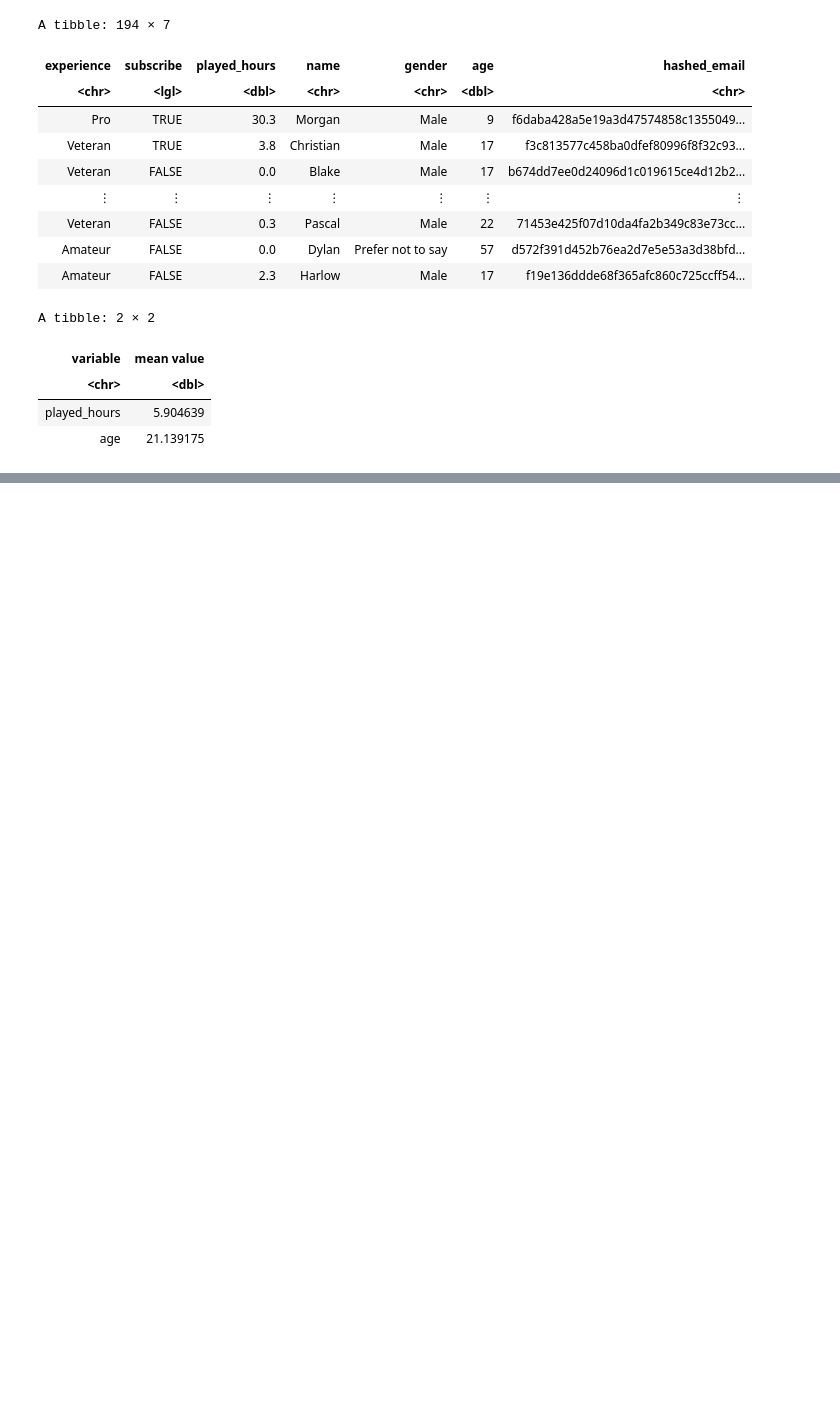
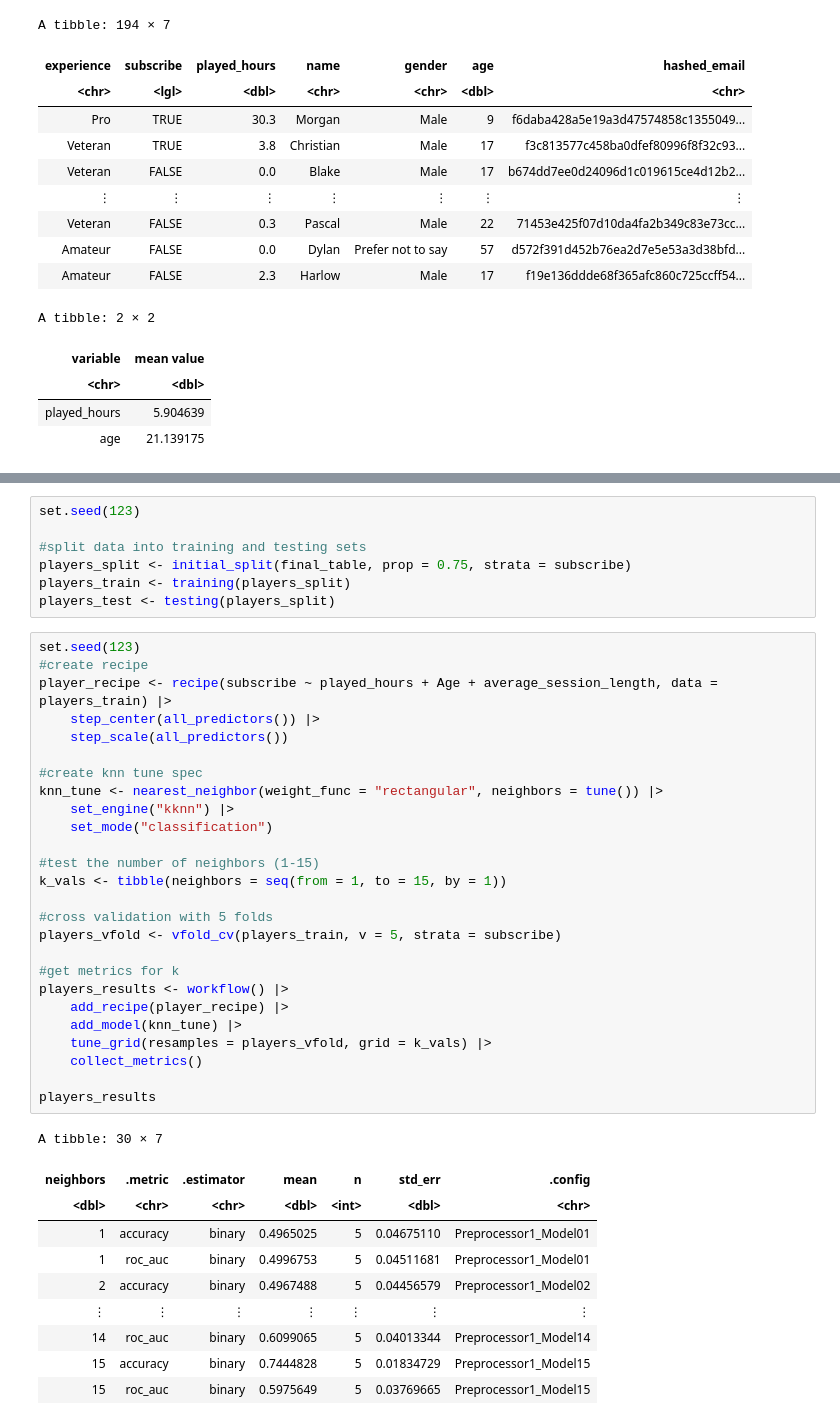
Before and after one commit to CSof-student/DSCI100_GROUP_25_PROJECT, a Jupyter notebook: project_report.ipynb, the cells around one changed output, grey strips where cells are left out. Cells and saved outputs as stored; diff of their text form; blank space fills up the shorter version.

```diff
--- a/project_report.ipynb
+++ b/project_report.ipynb
@@ -236,0 +277,44 @@ A spec_tbl_df: 196 × 8
+# %%
+set.seed(123)
+
+#split data into training and testing sets
+players_split <- initial_split(final_table, prop = 0.75, strata = subscribe)
+players_train <- training(players_split)
+players_test <- testing(players_split)
+# %%
+set.seed(123)
+#create recipe
+player_recipe <- recipe(subscribe ~ played_hours + Age + average_session_length, data = players_train) |>
+    step_center(all_predictors()) |>
+    step_scale(all_predictors())
+
+#create knn tune spec
+knn_tune <- nearest_neighbor(weight_func = "rectangular", neighbors = tune()) |>
+    set_engine("kknn") |>
+    set_mode("classification")
+
+#test the number of neighbors (1-15)
+k_vals <- tibble(neighbors = seq(from = 1, to = 15, by = 1))
+
+#cross validation with 5 folds
+players_vfold <- vfold_cv(players_train, v = 5, strata = subscribe)
+
+#get metrics for k
+players_results <- workflow() |>
+    add_recipe(player_recipe) |>
+    add_model(knn_tune) |>
+    tune_grid(resamples = players_vfold, grid = k_vals) |>
+    collect_metrics()
+
+players_results
+# %% [output]
+A tibble: 30 × 7
+| neighbors | .metric | .estimator | mean | n | std_err | .config |
+| <dbl> | <chr> | <chr> | <dbl> | <int> | <dbl> | <chr> |
+| 1 | accuracy | binary | 0.4965025 | 5 | 0.04675110 | Preprocessor1_Model01 |
+| 1 | roc_auc | binary | 0.4996753 | 5 | 0.04511681 | Preprocessor1_Model01 |
+| 2 | accuracy | binary | 0.4967488 | 5 | 0.04456579 | Preprocessor1_Model02 |
+| ⋮ | ⋮ | ⋮ | ⋮ | ⋮ | ⋮ | ⋮ |
+| 14 | roc_auc | binary | 0.6099065 | 5 | 0.04013344 | Preprocessor1_Model14 |
+| 15 | accuracy | binary | 0.7444828 | 5 | 0.01834729 | Preprocessor1_Model15 |
+| 15 | roc_auc | binary | 0.5975649 | 5 | 0.03769665 | Preprocessor1_Model15 |
```
Also changed, not shown: parts of 3 cells of this notebook.
